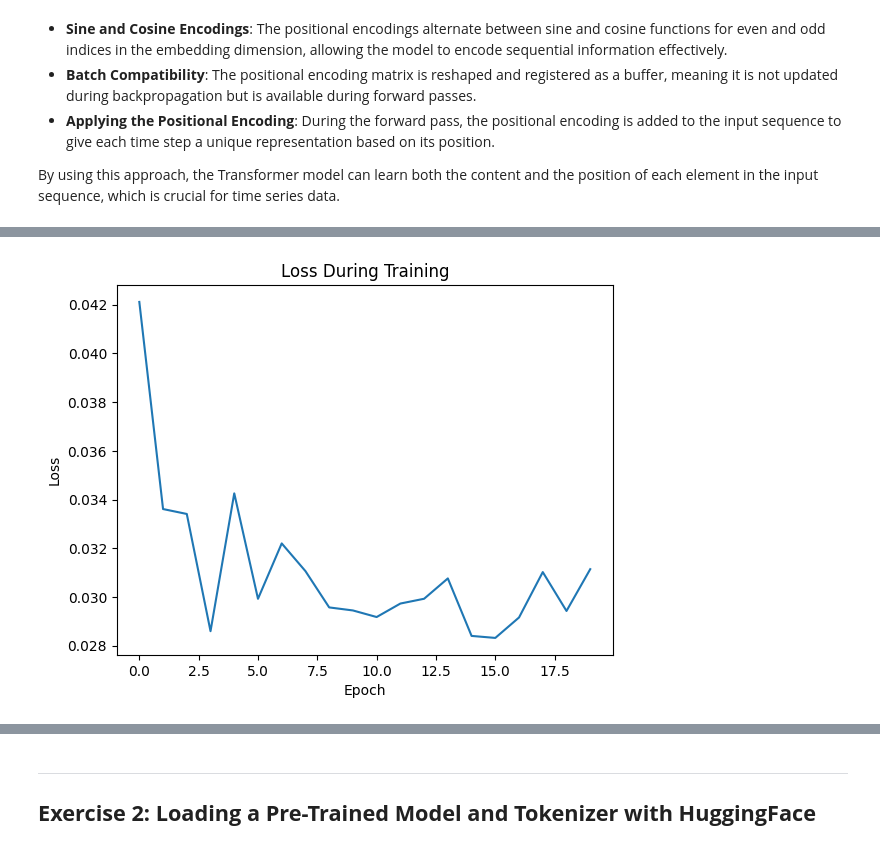
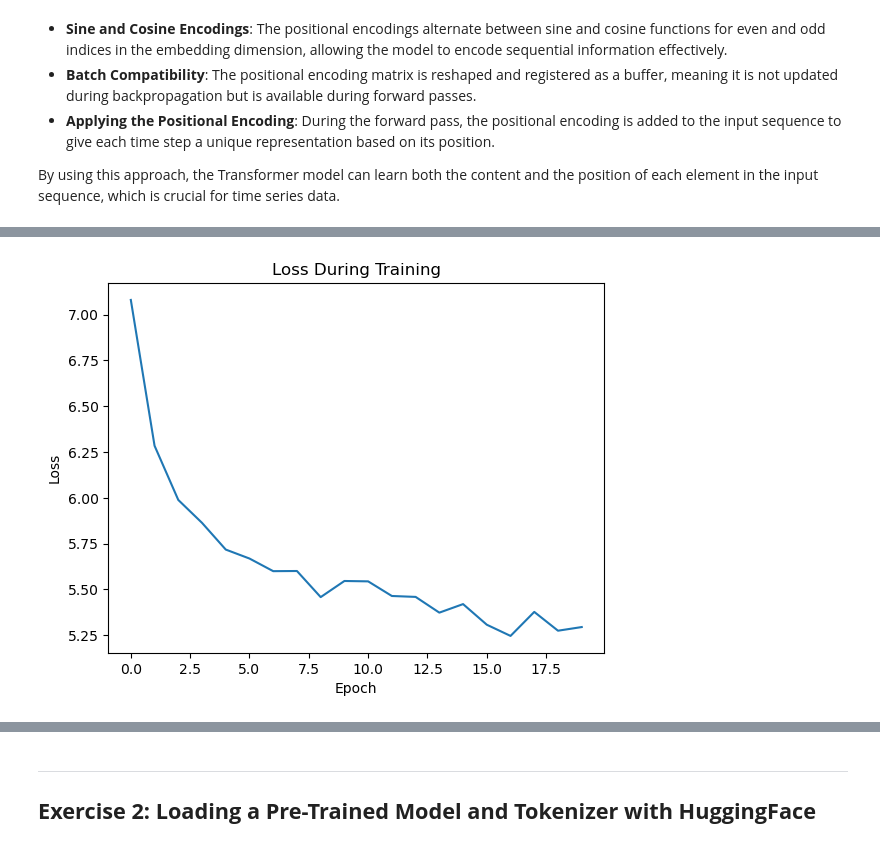
Before and after one commit to dbdmg/llm, a Jupyter notebook: lab02/solution.ipynb, the cells around one changed output, grey strips where cells are left out. Drawn from its saved outputs; the diff is of its cells as text; code cells hidden in the pictures.

Commit message:
fixed transformer exercise (there is some text still wrong, I'll fix it by tonight!)

```diff
--- a/lab02/solution.ipynb
+++ b/lab02/solution.ipynb
@@ -80,0 +276,9 @@ The attention mechanism helps the model focus on the most relevant parts of the
+# %%
+input_size = 1  # Number of input features
+seq_len = 40 # Length of the time series sequence
+
+d_model = 64  # Embedding dimension
+dim_feedforward = 257  # Feedforward network dimension
+num_layers = 3  # Number of Transformer encoder layers
+
+model = Transformer(input_size, d_model, dim_feedforward, num_layers, seq_len)
@@ -80,0 +309,15 @@ The attention mechanism helps the model focus on the most relevant parts of the
+# %%
+batch_size = 128 # Number of samples in each batch
+num_samples = 1000 # Number of samples in the dataset
+num_epochs = 20 # Number of training epochs
+# %%
+# Initialize the DataLoader
+dataset = TimeSeriesDataset(seq_len, num_samples)
+dataloader = torch.utils.data.DataLoader(dataset, batch_size=batch_size, shuffle=True)
+
+# Instantiate the criterion and optimizer
+criterion = nn.MSELoss()
+optimizer = optim.Adam(model.parameters(), lr=0.0005)
+
+# Train the model
+train_model(model, dataloader, criterion, optimizer, num_epochs=num_epochs)
@@ -368,7 +424,5 @@ num_epochs = 20 # Number of training epochs
 # %%
-# Initialize the DataLoader
-dataset = TimeSeriesDataset(seq_len, num_samples)
-dataloader = torch.utils.data.DataLoader(dataset, batch_size=batch_size, shuffle=True)
+model = Transformer(input_size, d_model, dim_feedforward, num_layers, seq_len, PositionalEncoding)
 
 # Instantiate the criterion and optimizer
 criterion = nn.MSELoss()
@@ -400 +454 @@ Epoch 20/20, Loss: 0.031144391745328903
-[figure, old version]
+[figure, new version]
```
Also changed, not shown: parts of 34 cells of this notebook.
